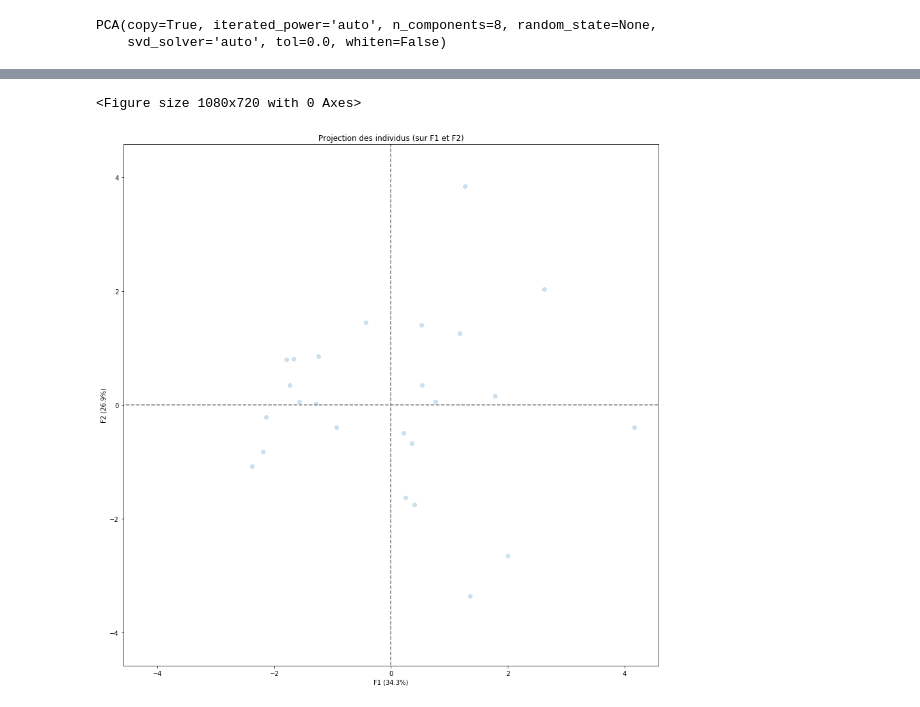
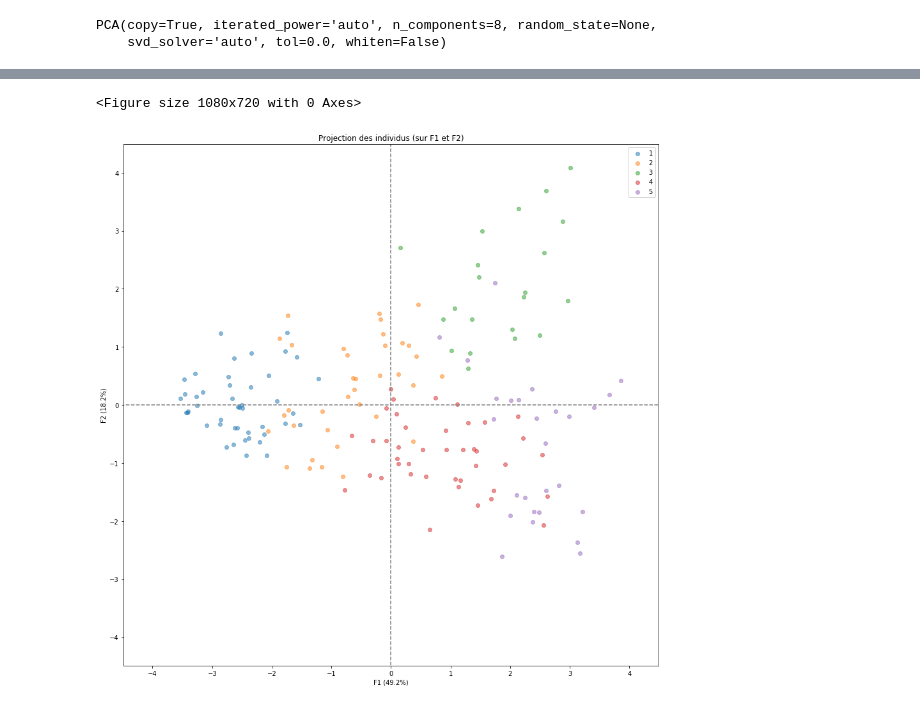
Before and after one commit to Sh4mSh4m/OCR_DA_proj5, a Jupyter notebook: Projet 5 - Etude de marche Loco Pollo.ipynb, the cells around one changed output, grey strips where cells are left out. Drawn from its saved outputs; the diff is of its cells as text; code cells hidden in the pictures.

```diff
--- a/Projet 5 - Etude de marche Loco Pollo.ipynb
+++ b/Projet 5 - Etude de marche Loco Pollo.ipynb
@@ -806,4 +849,4 @@ from functions import *
 # %%
-df_acp = df_target.set_index('country')
+df_acp = df_data_4.set_index('country')
 df_acp.shape
 # %% [output]
@@ -845,9 +919,9 @@ pcs = pca.components_
 # %%
 fig3_2 = plt.figure(figsize=(15, 10))
-display_factorial_planes(X_projected, n_comp, pca, [(0,1)], alpha = 0.2)
+display_factorial_planes(X_projected, n_comp, pca, [(0,1)], alpha = 0.5, illustrative_var= df_data_4['cluster'])
 plt.show()
 # %% [output]
 <Figure size 1080x720 with 0 Axes>
-[figure, old version]
+[figure, new version]
 # %%
 fig3_3 = plt.figure(figsize=(15, 10))
```
Also changed, not shown: parts of 18 cells of this notebook.
